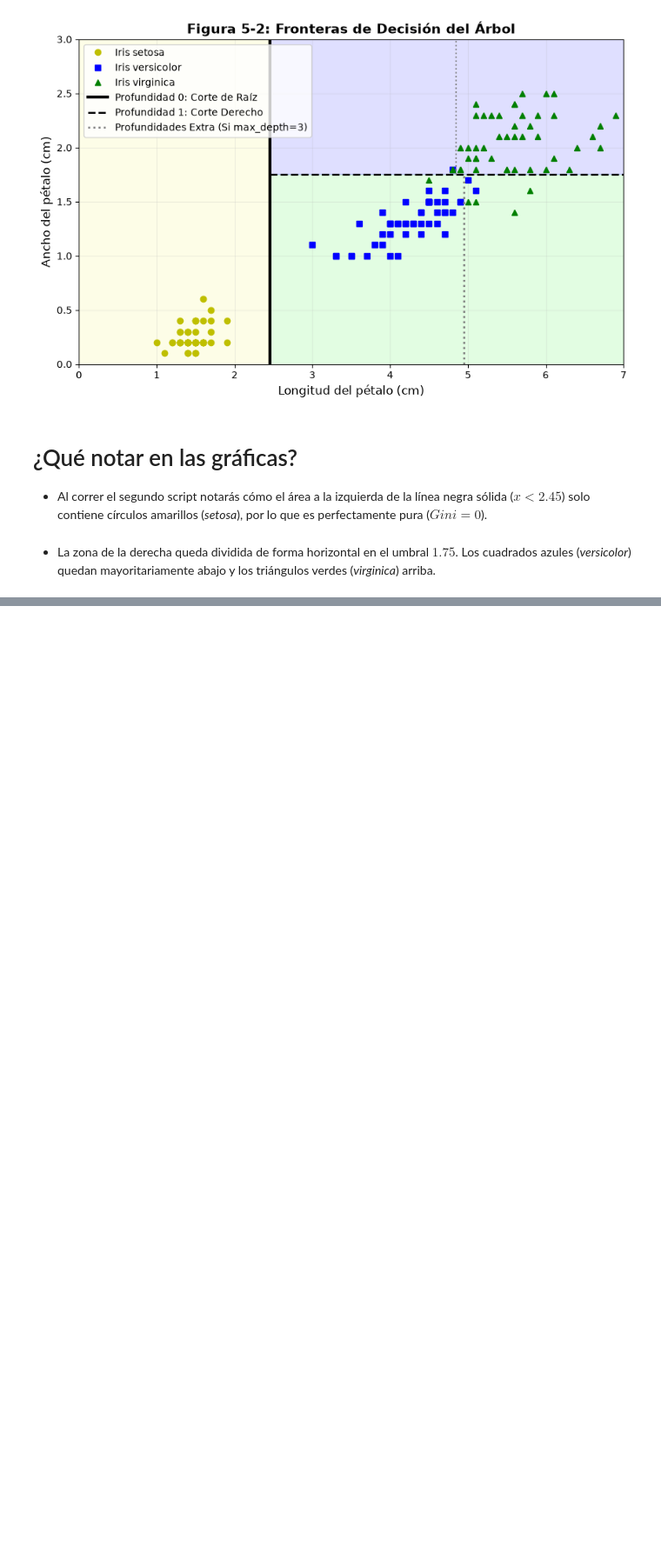
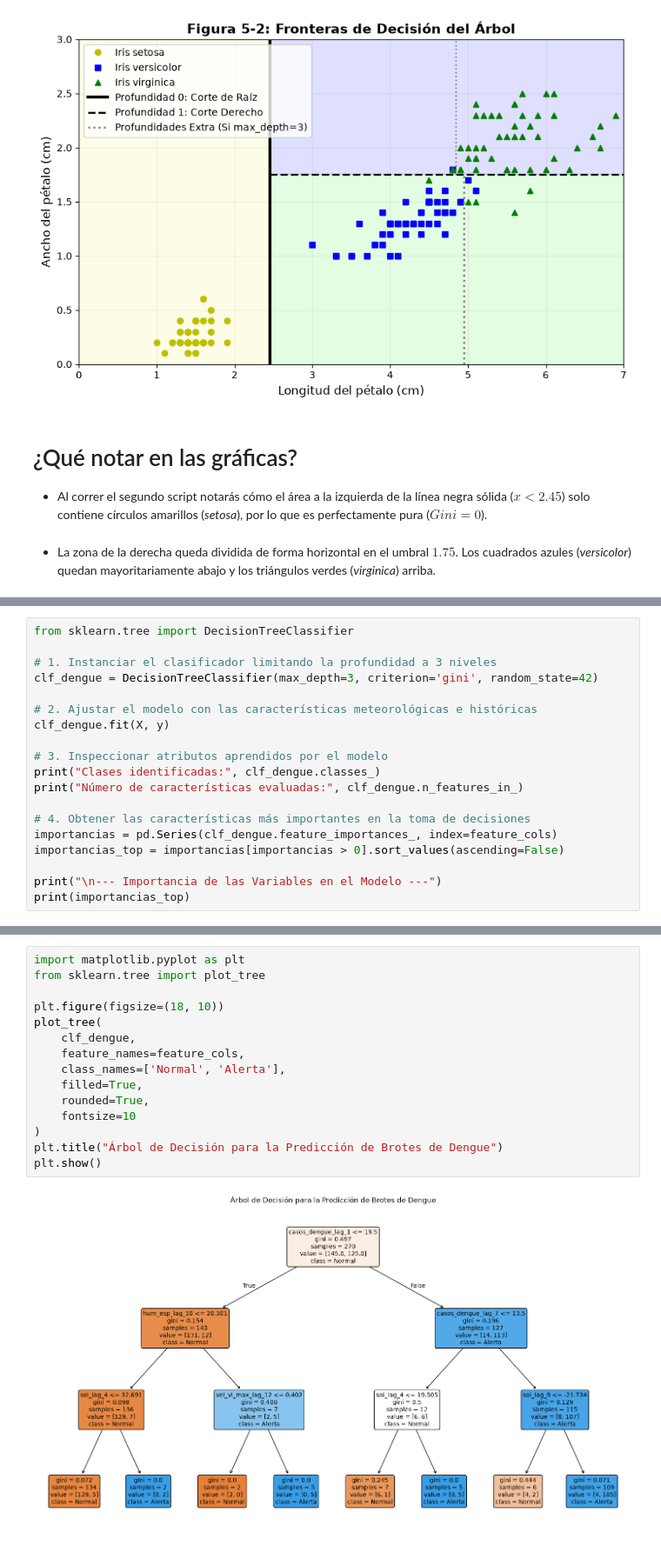
Before and after one commit to marco-canas/machine_learning_idalina, a Jupyter notebook: 1_arbol_de_decision/1_scripts/decision_tree_2.ipynb, the cells around one changed output, grey strips where cells are left out. Shown at 87% size. Drawn from its saved outputs; the diff is of its cells as text; blank space fills up the shorter version.

```diff
--- a/1_arbol_de_decision/1_scripts/decision_tree_2.ipynb
+++ b/1_arbol_de_decision/1_scripts/decision_tree_2.ipynb
@@ -514,0 +1229,19 @@ plt.show()
+# %%
+from sklearn.tree import DecisionTreeClassifier
+
+# 1. Instanciar el clasificador limitando la profundidad a 3 niveles
+clf_dengue = DecisionTreeClassifier(max_depth=3, criterion='gini', random_state=42)
+
+# 2. Ajustar el modelo con las características meteorológicas e históricas
+clf_dengue.fit(X, y)
+
+# 3. Inspeccionar atributos aprendidos por el modelo
+print("Clases identificadas:", clf_dengue.classes_)
+print("Número de características evaluadas:", clf_dengue.n_features_in_)
+
+# 4. Obtener las características más importantes en la toma de decisiones
+importancias = pd.Series(clf_dengue.feature_importances_, index=feature_cols)
+importancias_top = importancias[importancias > 0].sort_values(ascending=False)
+
+print("\n--- Importancia de las Variables en el Modelo ---")
+print(importancias_top)
@@ -514,0 +1266,17 @@ plt.show()
+# %%
+import matplotlib.pyplot as plt
+from sklearn.tree import plot_tree
+
+plt.figure(figsize=(18, 10))
+plot_tree(
+    clf_dengue,
+    feature_names=feature_cols,
+    class_names=['Normal', 'Alerta'],
+    filled=True,
+    rounded=True,
+    fontsize=10
+)
+plt.title("Árbol de Decisión para la Predicción de Brotes de Dengue")
+plt.show()
+# %% [output]
+[figure, added]
```
Also changed, not shown: parts of 47 cells of this notebook, 1 other file.
